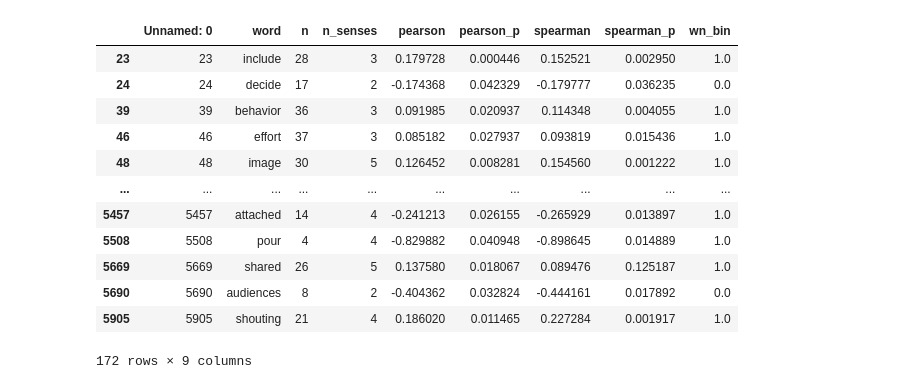
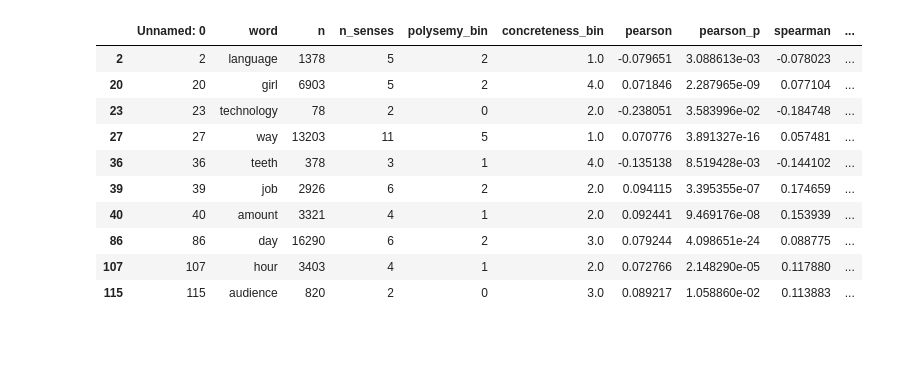
Before and after one commit to gchronis/features_in_context, a Jupyter notebook: notebooks/Semcor Analysis Results processing.ipynb, the cells around one changed output. Cells and saved outputs as stored; diff of their text form; code cells hidden in the pictures; blank space fills up the shorter version.

```diff
--- a/notebooks/Semcor Analysis Results processing.ipynb
+++ b/notebooks/Semcor Analysis Results processing.ipynb
@@ -7,7 +23,7 @@ import numpy as np
 # we have a dataset that looks like this
 # %%
 # buchanan
-df = pd.read_csv('../results/semcor_analysis_model.plsr.buchanan.allbuthomoyms.1k.300components.500max_iters.csv')
+df = pd.read_csv('../results/debug_semcor_analysis_model.plsr.buchanan.allbuthomoyms.5k.300components.500max_iters.csv')
 
 # mcrae
 # df = pd.read_csv('results/semcor_analysis_model.plsr.mc_rae_real.5k.100components.500max_iters.csv')
@@ -45,5 +54,0 @@ df[df.n_senses < 20].n_senses.hist();
-# %%
-# put stats into polysemy bins
-
-df["wn_bin"] = pd.cut(df.n_senses,
-                        bins = [0, 2.1, 5.1, 7.7, 10.1, 20.1, 50.1, 200], labels = False)
@@ -89,21 +110,20 @@ def analyze_data(data):
 
 #analyze_data(df)
 # %%
+# have a look at words which have a low correlation
 other = df[df['pearson'].notnull() ]
 other = other[other['pearson_p'] < 0.05 ]
-other = other[other['pearson'] < 0.2 ]
-other
+other = other[other['pearson'] < 0.1 ]
+other.head(10)
 # %% [output]
-|  | Unnamed: 0 | word | n | n_senses | pearson | pearson_p | spearman | spearman_p | wn_bin |
-| 23 | 23 | include | 28 | 3 | 0.179728 | 0.000446 | 0.152521 | 0.002950 | 1.0 |
-| 24 | 24 | decide | 17 | 2 | -0.174368 | 0.042329 | -0.179777 | 0.036235 | 0.0 |
-| 39 | 39 | behavior | 36 | 3 | 0.091985 | 0.020937 | 0.114348 | 0.004055 | 1.0 |
-| 46 | 46 | effort | 37 | 3 | 0.085182 | 0.027937 | 0.093819 | 0.015436 | 1.0 |
-| 48 | 48 | image | 30 | 5 | 0.126452 | 0.008281 | 0.154560 | 0.001222 | 1.0 |
-| ... | ... | ... | ... | ... | ... | ... | ... | ... | ... |
-| 5457 | 5457 | attached | 14 | 4 | -0.241213 | 0.026155 | -0.265929 | 0.013897 | 1.0 |
-| 5508 | 5508 | pour | 4 | 4 | -0.829882 | 0.040948 | -0.898645 | 0.014889 | 1.0 |
-| 5669 | 5669 | shared | 26 | 5 | 0.137580 | 0.018067 | 0.089476 | 0.125187 | 1.0 |
-| 5690 | 5690 | audiences | 8 | 2 | -0.404362 | 0.032824 | -0.444161 | 0.017892 | 0.0 |
-| 5905 | 5905 | shouting | 21 | 4 | 0.186020 | 0.011465 | 0.227284 | 0.001917 | 1.0 |
+|  | Unnamed: 0 | word | n | n_senses | polysemy_bin | concreteness_bin | pearson | pearson_p | spearman | ... |
+| 2 | 2 | language | 1378 | 5 | 2 | 1.0 | -0.079651 | 3.088613e-03 | -0.078023 | ... |
+| 20 | 20 | girl | 6903 | 5 | 2 | 4.0 | 0.071846 | 2.287965e-09 | 0.077104 | ... |
+| 23 | 23 | technology | 78 | 2 | 0 | 2.0 | -0.238051 | 3.583996e-02 | -0.184748 | ... |
+| 27 | 27 | way | 13203 | 11 | 5 | 1.0 | 0.070776 | 3.891327e-16 | 0.057481 | ... |
+| 36 | 36 | teeth | 378 | 3 | 1 | 4.0 | -0.135138 | 8.519428e-03 | -0.144102 | ... |
+| 39 | 39 | job | 2926 | 6 | 2 | 2.0 | 0.094115 | 3.395355e-07 | 0.174659 | ... |
+| 40 | 40 | amount | 3321 | 4 | 1 | 2.0 | 0.092441 | 9.469176e-08 | 0.153939 | ... |
+| 86 | 86 | day | 16290 | 6 | 2 | 3.0 | 0.079244 | 4.098651e-24 | 0.088775 | ... |
+| 107 | 107 | hour | 3403 | 4 | 1 | 2.0 | 0.072766 | 2.148290e-05 | 0.117880 | ... |
+| 115 | 115 | audience | 820 | 2 | 0 | 3.0 | 0.089217 | 1.058860e-02 | 0.113883 | ... |
-172 rows × 9 columns
```
Also changed, not shown: parts of 14 cells of this notebook, 10 other files.
